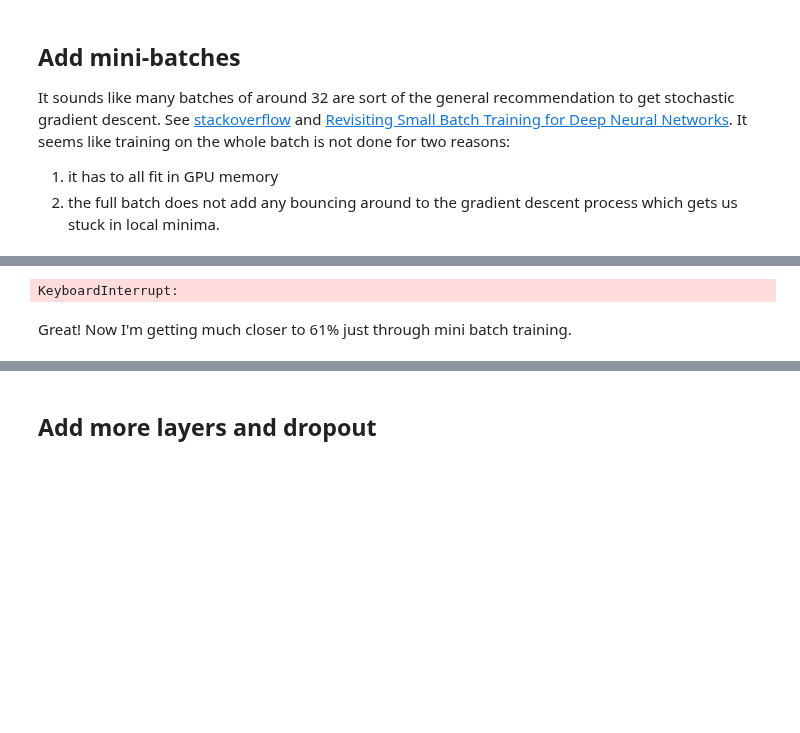
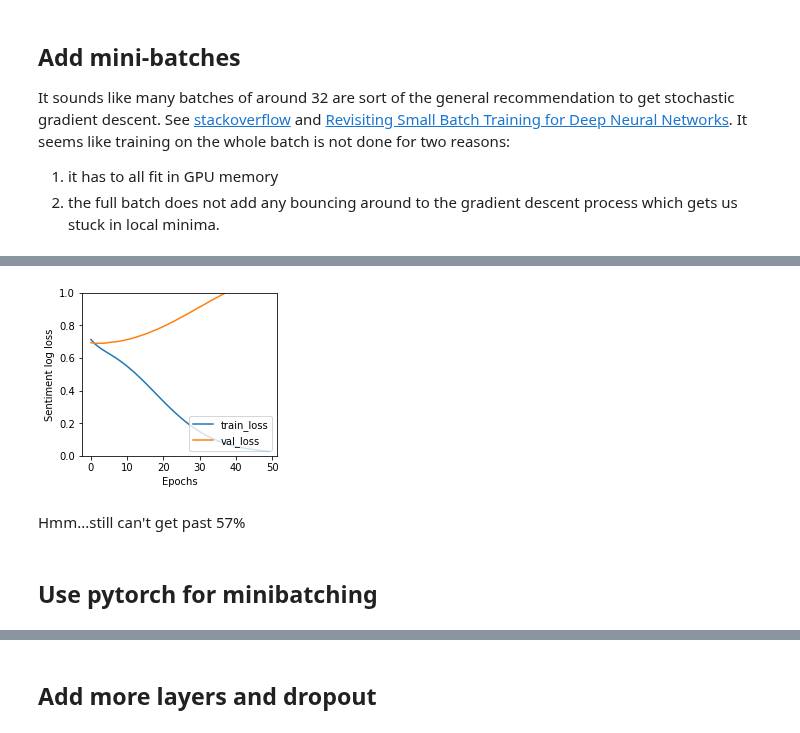
Before and after one commit to parrt/playdl, a Jupyter notebook: notebooks/imdb-sentiment-pytorch.ipynb, the cells around one changed output, grey strips where cells are left out. Saved outputs shown, nothing was run; the diff lists cells and outputs as text; code cells hidden in the pictures; blank space fills up the shorter version.

```diff
--- a/notebooks/imdb-sentiment-pytorch.ipynb
+++ b/notebooks/imdb-sentiment-pytorch.ipynb
@@ -299,24 +299,24 @@ def train(model, X, y,
     history = []
 
     for t in range(epochs): # epochs
-        permutation = torch.randperm(X_train.shape[0])
+        permutation = torch.randperm(X_train.shape[0])   # shuffle each epoch
 
         for k in range(0, X_train.shape[0], batch_size): # mini-batch
             batch_indices = permutation[k:k+batch_size]
             batch_x, batch_y = X_train[batch_indices], y_train[batch_indices]
 
-            y_prob = model(X_train)
-            loss = loss_fn(y_prob, y_train)
-            y_pred = torch.round(y_prob)
+            y_prob = model(batch_x)
+            loss = loss_fn(y_prob, batch_y)
 
             optimizer.zero_grad()
             loss.backward() # autograd computes U.grad and M.grad
             optimizer.step()
 
         with torch.no_grad():
-            loss_valid = loss_fn(model(X_valid), y_valid)
-            accur_train = accuracy_score(torch.round(model(X_train)), y_train)
-            accur_valid = accuracy_score(torch.round(model(X_valid)), y_valid)
+            loss        = loss_fn(model(X_train), y_train)
+            loss_valid  = loss_fn(model(X_valid), y_valid)
+            accur_train = accuracy_score(torch.round(model(X_train).cpu()), y_train.cpu())
+            accur_valid = accuracy_score(torch.round(model(X_valid).cpu()), y_valid.cpu())
 
         history.append( (loss, loss_valid) )
         if t % print_every == 0:
@@ -326,12 +326,12 @@ def train(model, X, y,
     return model, history
 # %%
 nfactors = 8
-model = Sentiment(vocab_size, nfactors)
+model = Sentiment(vocab_size, nfactors).to(device)
 model, history = train(model, torch.tensor(X), torch.tensor(y),
-                       epochs=100,
-                       learning_rate=0.1,
+                       epochs=50,
+                       learning_rate=0.001,
                        batch_size=32,
-                       weight_decay=0.001,
+                       weight_decay=0.000001,
                        print_every=10)
 
 plot_history(history, yrange=(0,1.0))
@@ -343,3 +345,5 @@ Epoch  20 log loss   0.693,   0.694   accuracy 0.507, 0.470
-KeyboardInterrupt:
+[figure, added]
-# %% [markdown]
-Great! Now I'm getting much closer to 61% just through mini batch training.
+# %% [markdown]
+Hmm...still can't get past 57%
+# %% [markdown]
+## Use pytorch for minibatching
```
Also changed, not shown: parts of 18 cells of this notebook.
